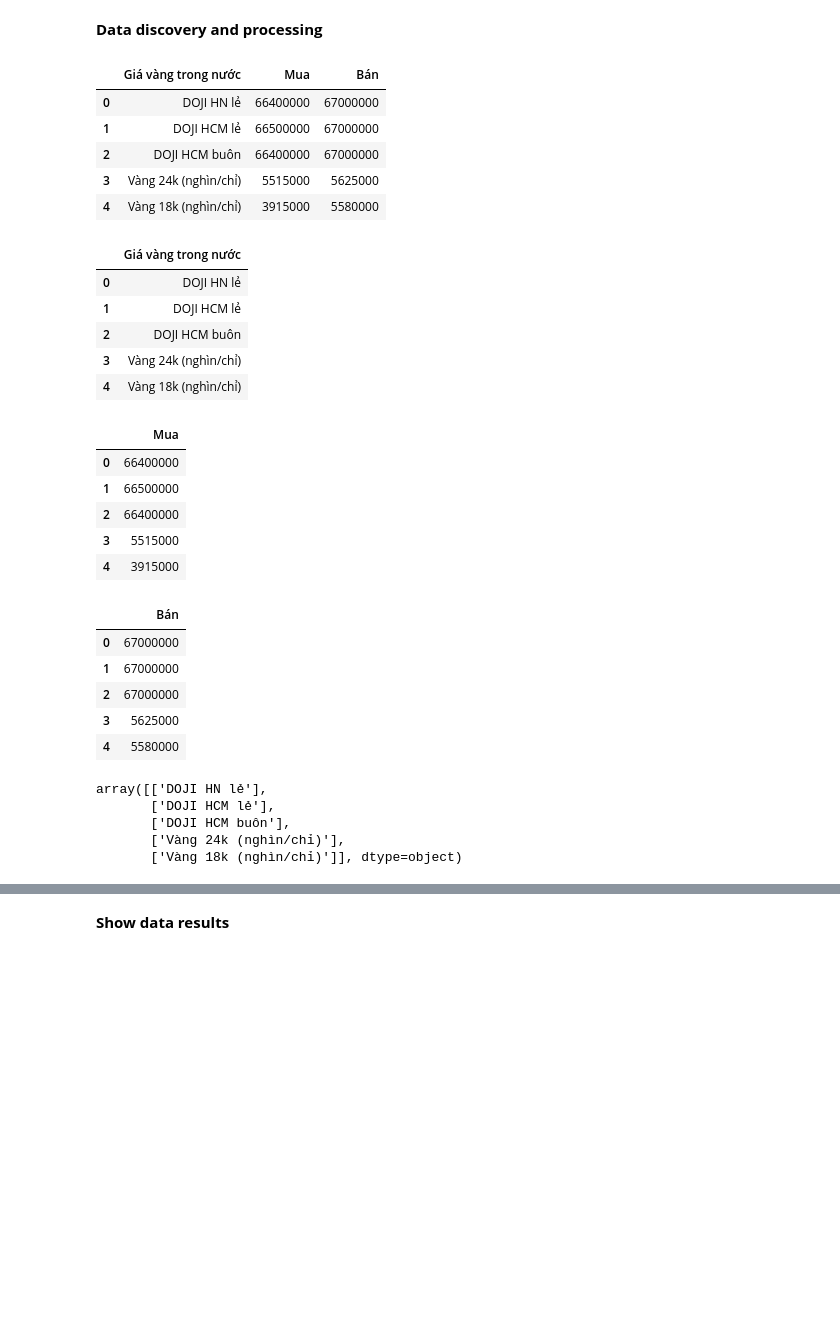
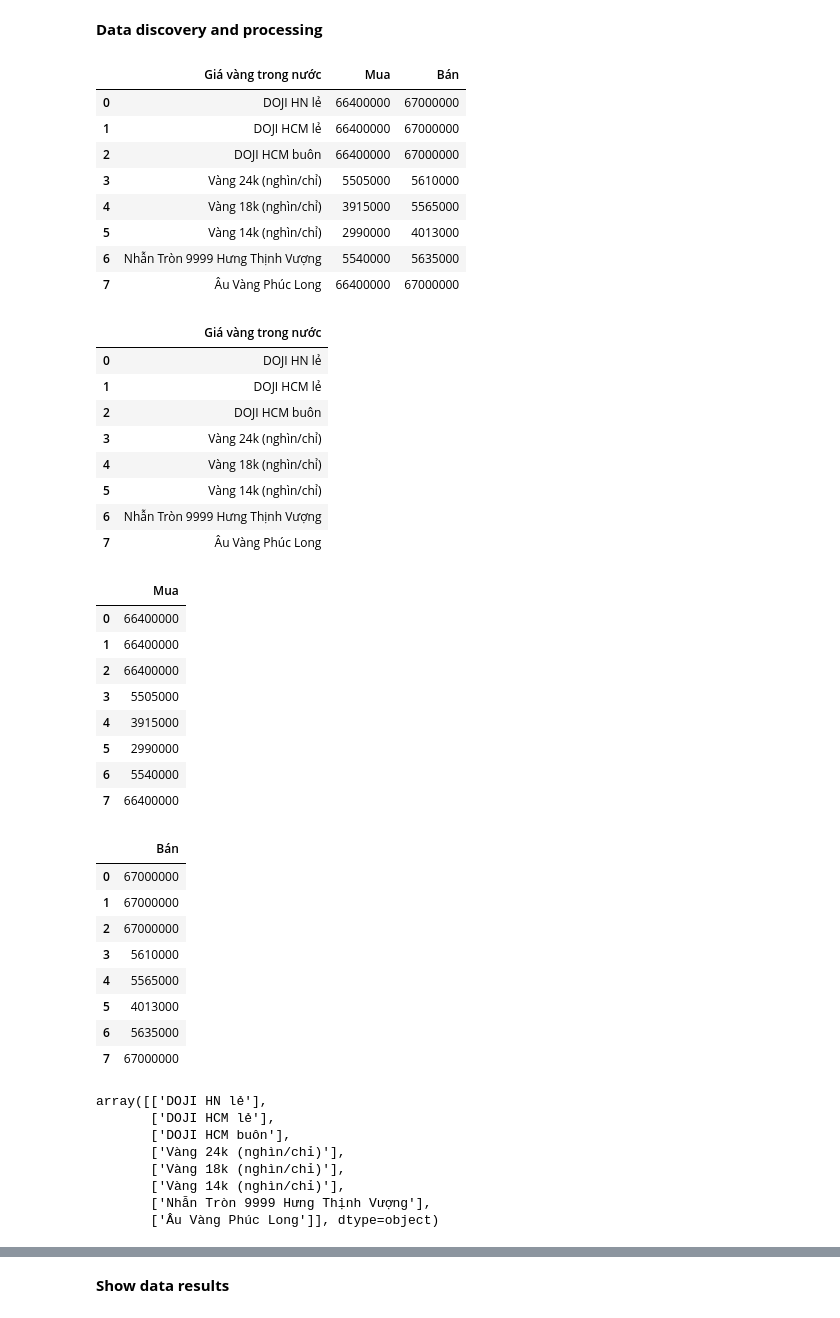
Before and after one commit to KTUYTS/cs441-19-sp2023-data-visualization, a Jupyter notebook: cs441_sp2023_tuyts.ipynb, the cells around one changed output, grey strips where cells are left out. Saved outputs shown, nothing was run; the diff lists cells and outputs as text; code cells hidden in the pictures; blank space fills up the shorter version.

```diff
--- a/cs441_sp2023_tuyts.ipynb
+++ b/cs441_sp2023_tuyts.ipynb
@@ -248,16 +248,19 @@ tables = pd.read_html(url)
 # %% [markdown]
 **Data discovery and processing**
 # %%
-doji = tables[0].head()
+doji = tables[0]
 # %%
-doji.head()
+doji
 # %% [output]
 |  | Giá vàng trong nước | Mua | Bán |
 | 0 | DOJI HN lẻ | 66400000 | 67000000 |
-| 1 | DOJI HCM lẻ | 66500000 | 67000000 |
+| 1 | DOJI HCM lẻ | 66400000 | 67000000 |
 | 2 | DOJI HCM buôn | 66400000 | 67000000 |
-| 3 | Vàng 24k (nghìn/chỉ) | 5515000 | 5625000 |
-| 4 | Vàng 18k (nghìn/chỉ) | 3915000 | 5580000 |
+| 3 | Vàng 24k (nghìn/chỉ) | 5505000 | 5610000 |
+| 4 | Vàng 18k (nghìn/chỉ) | 3915000 | 5565000 |
+| 5 | Vàng 14k (nghìn/chỉ) | 2990000 | 4013000 |
+| 6 | Nhẫn Tròn 9999 Hưng Thịnh Vượng | 5540000 | 5635000 |
+| 7 | Âu Vàng Phúc Long | 66400000 | 67000000 |
 # %%
 ori_name = doji.loc[:,["Giá vàng trong nước"]]
 ori_buy = doji.loc[:,["Mua"]]
@@ -271,15 +274,21 @@ ori_name
 | 2 | DOJI HCM buôn |
 | 3 | Vàng 24k (nghìn/chỉ) |
 | 4 | Vàng 18k (nghìn/chỉ) |
+| 5 | Vàng 14k (nghìn/chỉ) |
+| 6 | Nhẫn Tròn 9999 Hưng Thịnh Vượng |
+| 7 | Âu Vàng Phúc Long |
 # %%
 ori_buy
 # %% [output]
 |  | Mua |
 | 0 | 66400000 |
-| 1 | 66500000 |
+| 1 | 66400000 |
 | 2 | 66400000 |
-| 3 | 5515000 |
+| 3 | 5505000 |
 | 4 | 3915000 |
+| 5 | 2990000 |
+| 6 | 5540000 |
+| 7 | 66400000 |
 # %%
 ori_sell
 # %% [output]
@@ -287,8 +296,11 @@ ori_sell
 | 0 | 67000000 |
 | 1 | 67000000 |
 | 2 | 67000000 |
-| 3 | 5625000 |
-| 4 | 5580000 |
+| 3 | 5610000 |
+| 4 | 5565000 |
+| 5 | 4013000 |
+| 6 | 5635000 |
+| 7 | 67000000 |
 # %%
 arr_name = ori_name.to_numpy()
 arr_buy = ori_buy.to_numpy()
@@ -300,7 +312,10 @@ array([['DOJI HN lẻ'],
        ['DOJI HCM lẻ'],
        ['DOJI HCM buôn'],
        ['Vàng 24k (nghìn/chỉ)'],
-       ['Vàng 18k (nghìn/chỉ)']], dtype=object)
+       ['Vàng 18k (nghìn/chỉ)'],
+       ['Vàng 14k (nghìn/chỉ)'],
+       ['Nhẫn Tròn 9999 Hưng Thịnh Vượng'],
+       ['Âu Vàng Phúc Long']], dtype=object)
 # %%
 arr_buy
 # %% [output]
```
Also changed, not shown: parts of 7 cells of this notebook.
